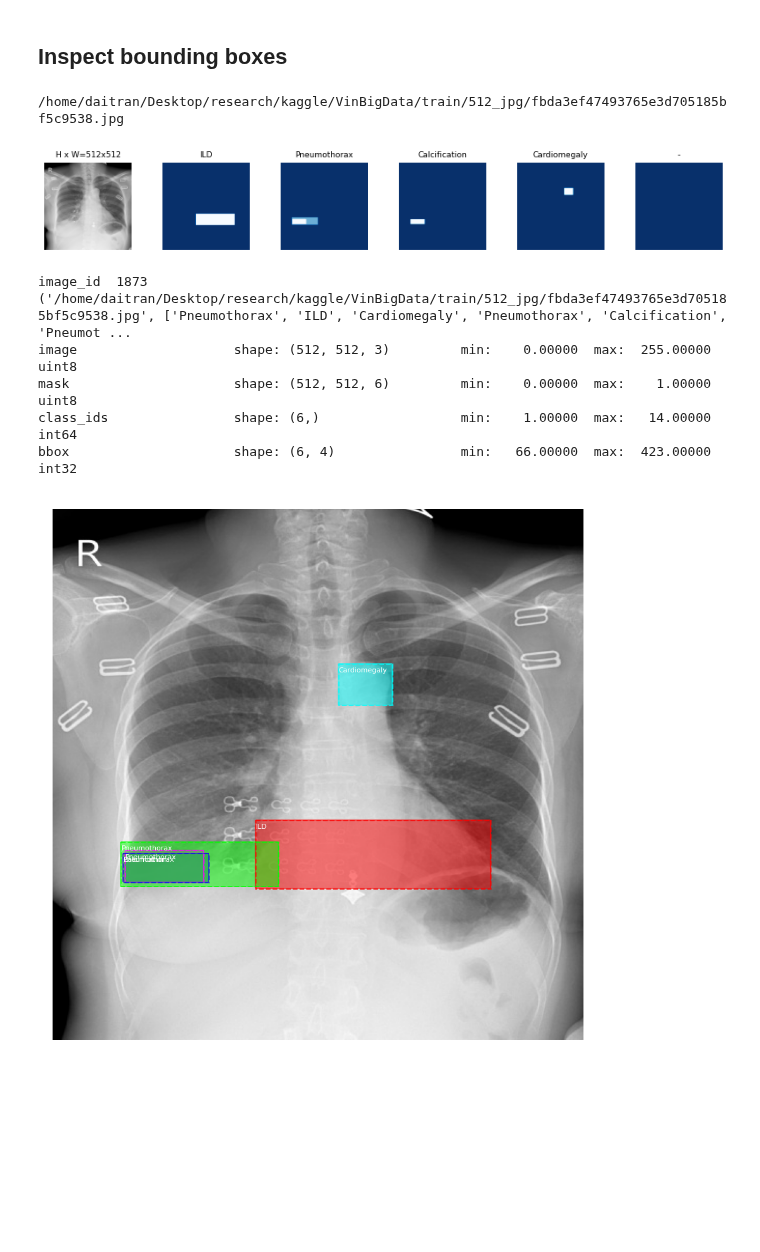
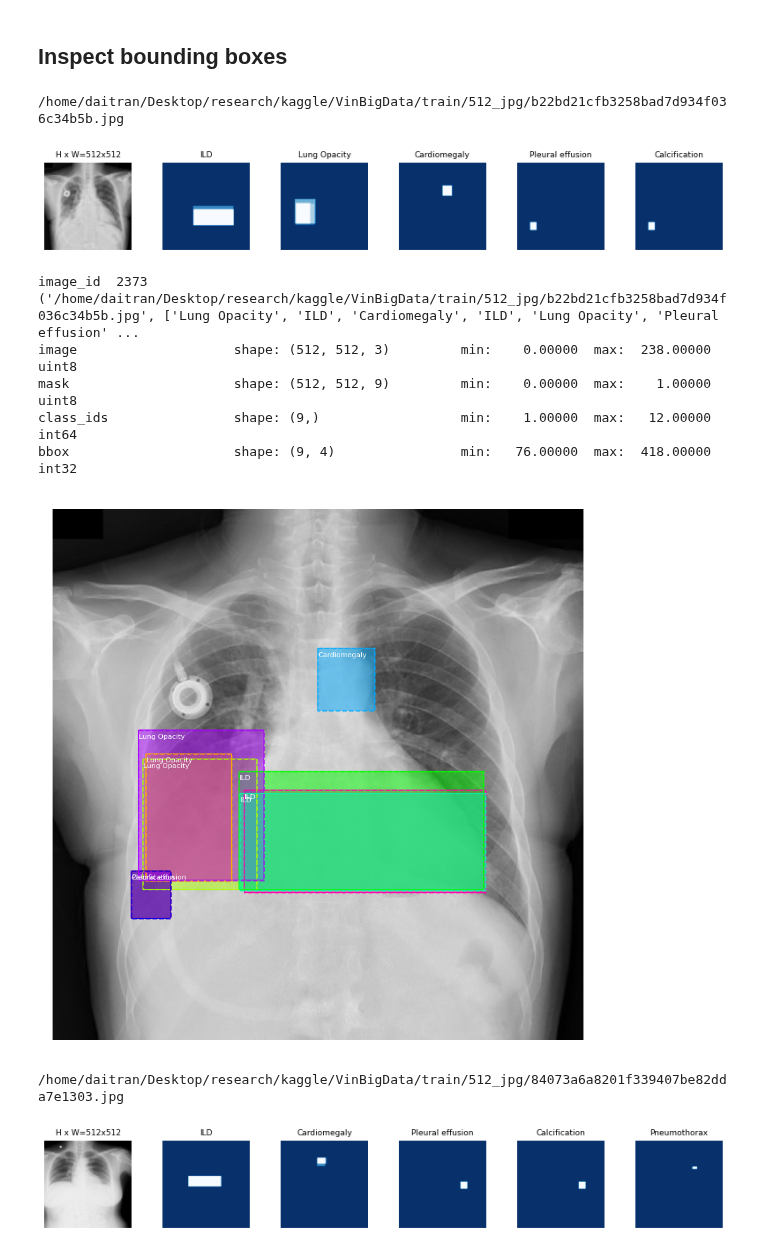
Before and after one commit to daitranskku/chest_x_ray_abnormalities_detection, a Jupyter notebook: MaskRCNN_implementation/inspect_data.ipynb, the cells around one changed output. Cells and saved outputs as stored; diff of their text form; code cells hidden in the pictures; blank space fills up the shorter version.

Commit message:
Correct prediction with inspect_trained_model

```diff
--- a/MaskRCNN_implementation/inspect_data.ipynb
+++ b/MaskRCNN_implementation/inspect_data.ipynb
@@ -242,38 +242,40 @@ def plot_bbox(img_id , bbox_df = orin_df, normalize = True):
 # %% [markdown]
 ## Inspect bounding boxes
 # %%
-for i in range(0,1):
+for i in range(0,2):
     image_jpg_id = random.choice(test_dataset.image_ids)
     print(test_dataset.image_info[image_jpg_id]['path'])
 
     image = test_dataset.load_image(image_jpg_id)
     mask, class_ids = test_dataset.load_mask(image_jpg_id)
 
     visualize.display_top_masks(image, mask, class_ids, test_dataset.class_names, limit=5)
 
     # Compute Bounding box
     bbox = utils.extract_bboxes(mask)
 
     # Display image and additional stats
     print("image_id ", image_jpg_id, test_dataset.image_reference(image_jpg_id))
     log("image", image)
     log("mask", mask)
     log("class_ids", class_ids)
     log("bbox", bbox)
     # Display image and instances
     visualize.display_instances(image, bbox, mask, class_ids, test_dataset.class_names)
 
 
 
 
 #     print(train_dataset.image_info[image_jpg_id]['img_org_id'])
 #     plot_bbox(img_id = test_dataset.image_info[image_jpg_id]['img_org_id'])
 # %% [output]
-/home/daitran/Desktop/research/kaggle/VinBigData/train/512_jpg/fbda3ef47493765e3d705185bf5c9538.jpg
+/home/daitran/Desktop/research/kaggle/VinBigData/train/512_jpg/b22bd21cfb3258bad7d934f036c34b5b.jpg
-[figure, old version]
+[figure, new version]
-image_id  1873 ('/home/daitran/Desktop/research/kaggle/VinBigData/train/512_jpg/fbda3ef47493765e3d705185bf5c9538.jpg', ['Pneumothorax', 'ILD', 'Cardiomegaly', 'Pneumothorax', 'Calcification', 'Pneumot ...
-image                    shape: (512, 512, 3)         min:    0.00000  max:  255.00000  uint8
-mask                     shape: (512, 512, 6)         min:    0.00000  max:    1.00000  uint8
-class_ids                shape: (6,)                  min:    1.00000  max:   14.00000  int64
-bbox                     shape: (6, 4)                min:   66.00000  max:  423.00000  int32
+image_id  2373 ('/home/daitran/Desktop/research/kaggle/VinBigData/train/512_jpg/b22bd21cfb3258bad7d934f036c34b5b.jpg', ['Lung Opacity', 'ILD', 'Cardiomegaly', 'ILD', 'Lung Opacity', 'Pleural effusion' ...
+image                    shape: (512, 512, 3)         min:    0.00000  max:  238.00000  uint8
+mask                     shape: (512, 512, 9)         min:    0.00000  max:    1.00000  uint8
+class_ids                shape: (9,)                  min:    1.00000  max:   12.00000  int64
+bbox                     shape: (9, 4)                min:   76.00000  max:  418.00000  int32
-[figure, old version]
+[figure, new version]
+/home/daitran/Desktop/research/kaggle/VinBigData/train/512_jpg/84073a6a8201f339407be82dda7e1303.jpg
+[figure, added]
```
Also changed, not shown: parts of 1 cell of this notebook.
